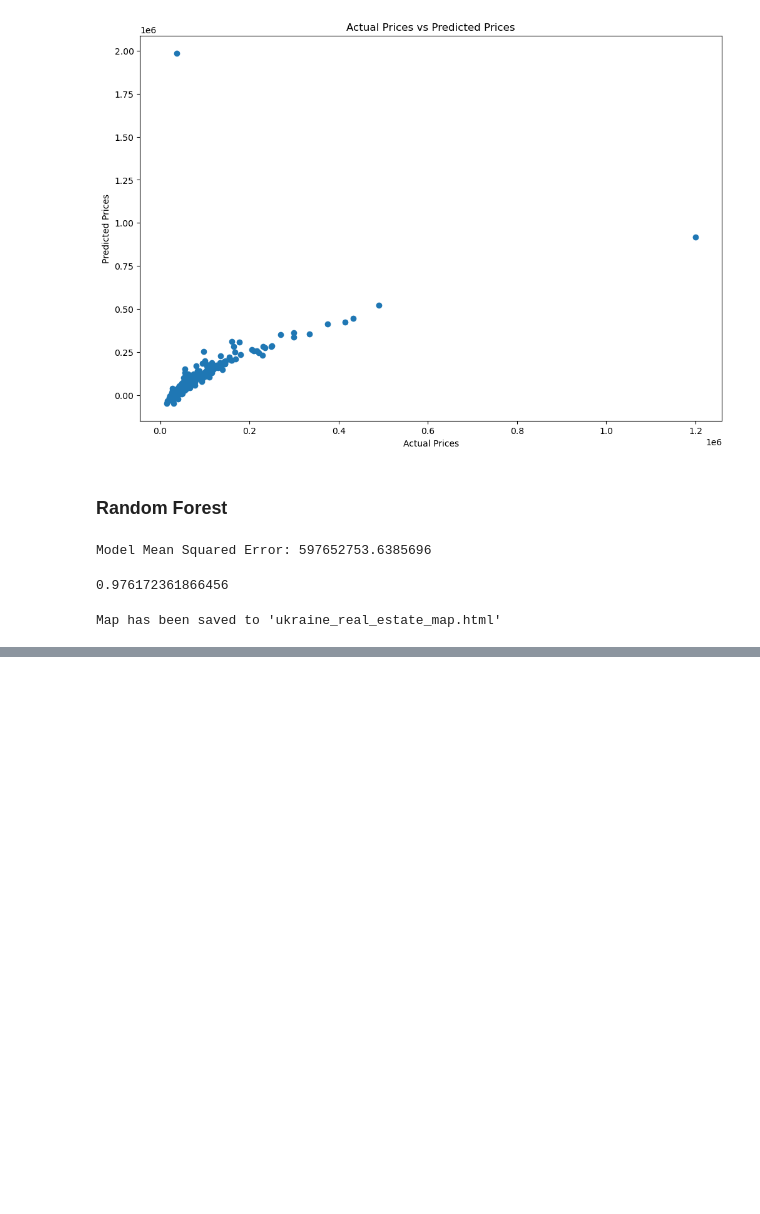
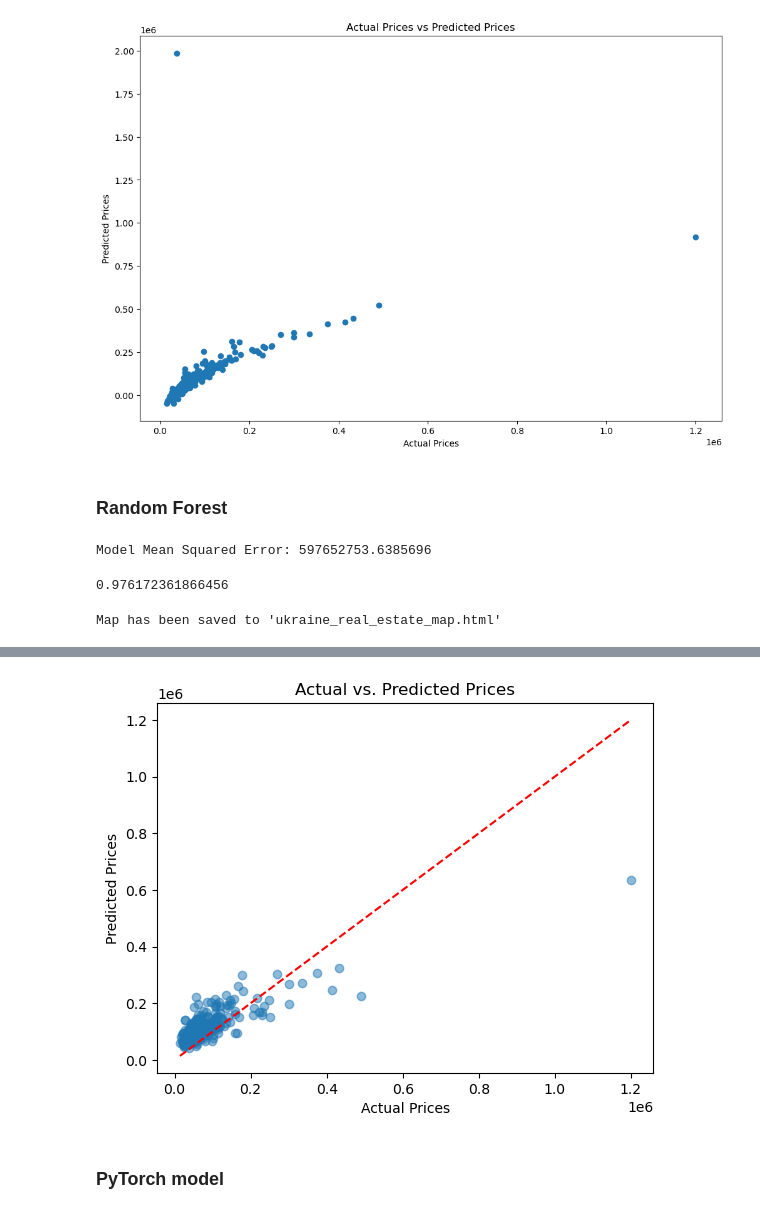
Before and after one commit to alex-yatseyko/ukraine_house_prices, a Jupyter notebook: src/model.ipynb, the cells around one changed output, grey strips where cells are left out. Drawn from its saved outputs; the diff is of its cells as text; code cells hidden in the pictures; blank space fills up the shorter version.

```diff
--- a/src/model.ipynb
+++ b/src/model.ipynb
@@ -125,0 +144,16 @@ Map has been saved to 'ukraine_real_estate_map.html'
+# %%
+keras_model = Sequential()
+
+# Input layer with 10 features, and first hidden layer with 64 neurons
+keras_model.add(Dense(64, input_dim=X_train.shape[1], activation='relu'))
+
+# Adding more hidden layers
+keras_model.add(Dense(32, activation='relu'))
+keras_model.add(Dense(16, activation='relu'))
+
+# Output layer with one neuron (for regression)
+keras_model.add(Dense(1, activation='linear'))
+# %%
+keras_model.compile(optimizer=Adam(learning_rate=0.001), loss='mean_squared_error', metrics=['mae'])
+# %%
+history = keras_model.fit(X_train, y_train, epochs=100, batch_size=32, validation_split=0.2, verbose=1)
@@ -125,0 +184,4 @@ Map has been saved to 'ukraine_real_estate_map.html'
+# %%
+y_pred = keras_model.predict(X_test)
+r2 = r2_score(y_test, y_pred)
+print(f"R-squared score: {r2}")
@@ -125,0 +191,11 @@ Map has been saved to 'ukraine_real_estate_map.html'
+# %%
+plt.scatter(y_test, y_pred, alpha=0.5)
+plt.xlabel('Actual Prices')
+plt.ylabel('Predicted Prices')
+plt.title('Actual vs. Predicted Prices')
+plt.plot([min(y_test), max(y_test)], [min(y_test), max(y_test)], color='red', linestyle='--')
+plt.show()
+# %% [output]
+[figure, added]
+# %% [markdown]
+### PyTorch model
```
Also changed, not shown: parts of 14 cells of this notebook.
